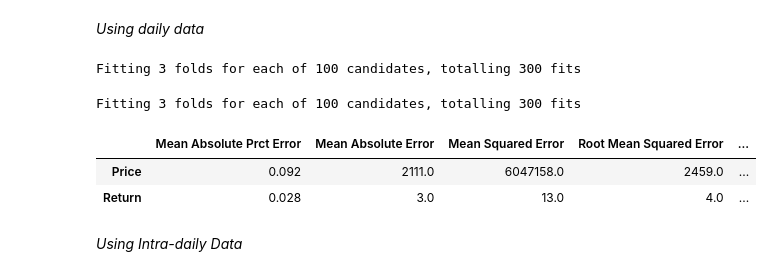
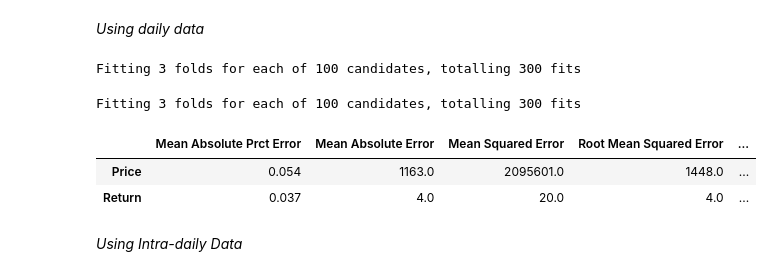
Before and after one commit to Maestro213/Python_for_finance_II_semester_project, a Jupyter notebook: Semester project.ipynb, the cells around one changed output. Saved outputs shown, nothing was run; the diff lists cells and outputs as text; code cells hidden in the pictures.

```diff
--- a/Semester project.ipynb
+++ b/Semester project.ipynb
@@ -195,9 +195,9 @@ return_data_hf =(1+return_data_hf)*100
 # %% [markdown]
 Let us predict next 7 days twice in a row
 # %%
-n=21  #time interval for the prediction/ choose such n that n%p == 0
-p=3 #three day prediction
-d = 21 #number of rows in training sample
+n=14  #time interval for the prediction/ choose such n that n%p == 0
+p=1 #three day prediction
+d = 30 #number of rows in training sample
 
 
 # run the svr algos on hf data
@@ -231,26 +231,22 @@ The function for random forest regressor resambles the structure of *svr* functi
 # %% [markdown]
 *Using daily data*
 # %%
-n=21
-p=3
-d = 21
-
 
 base_p = sp.rfr(price,n=n,p=p,d=d)
 base_r = sp.rfr(returns,n=n,p=p,d=d)
 
 df_metr_rf = pd.DataFrame(columns = ["Price","Return"])
 
 df_metr_rf["Price"] = sp.metrics(base_p,price.iloc[-n:])[0]
 df_metr_rf["Return"] = sp.metrics(base_r,returns.iloc[-n:])[0]
 
 df_metr_rf.T
 # %% [output]
 Fitting 3 folds for each of 100 candidates, totalling 300 fits
 Fitting 3 folds for each of 100 candidates, totalling 300 fits
 |  | Mean Absolute Prct Error | Mean Absolute Error | Mean Squared Error | Root Mean Squared Error | ... |
-| Price | 0.092 | 2111.0 | 6047158.0 | 2459.0 | ... |
-| Return | 0.028 | 3.0 | 13.0 | 4.0 | ... |
+| Price | 0.054 | 1163.0 | 2095601.0 | 1448.0 | ... |
+| Return | 0.037 | 4.0 | 20.0 | 4.0 | ... |
 # %% [markdown]
 *Using Intra-daily Data*
 # %%
```
Also changed, not shown: parts of 15 cells of this notebook.
